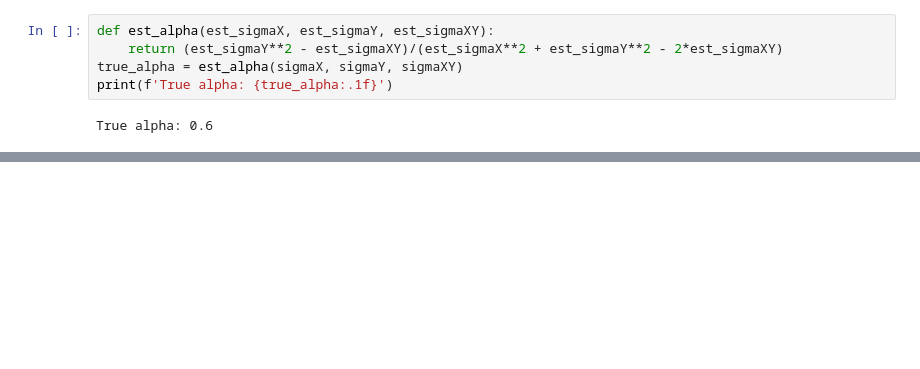
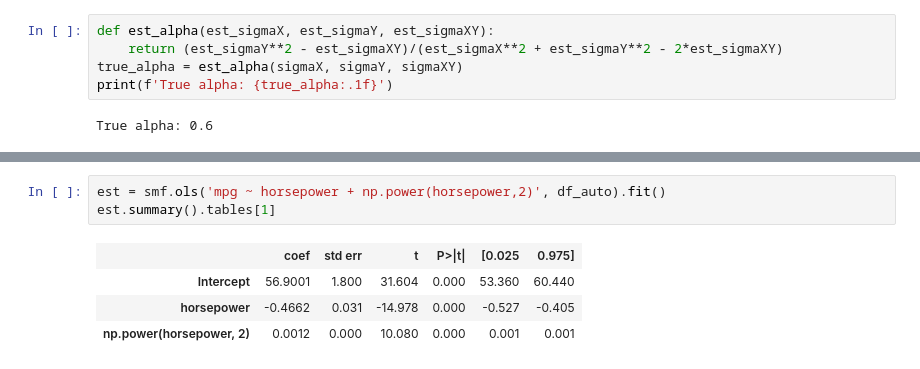
Before and after one commit to pedvide/ISLR_Python, a Jupyter notebook: Chapter5_Resampling_Methods.ipynb, the cells around one changed output, grey strips where cells are left out. Saved outputs shown, nothing was run; the diff lists cells and outputs as text; blank space fills up the shorter version.

```diff
--- a/Chapter5_Resampling_Methods.ipynb
+++ b/Chapter5_Resampling_Methods.ipynb
@@ -201,0 +337,8 @@ AttributeError: module 'seaborn' has no attribute 'hist'
+# %%
+est = smf.ols('mpg ~ horsepower + np.power(horsepower,2)', df_auto).fit()
+est.summary().tables[1]
+# %% [output]
+|  | coef | std err | t | P>|t| | [0.025 | 0.975] |
+| Intercept | 56.9001 | 1.800 | 31.604 | 0.000 | 53.360 | 60.440 |
+| horsepower | -0.4662 | 0.031 | -14.978 | 0.000 | -0.527 | -0.405 |
+| np.power(horsepower, 2) | 0.0012 | 0.000 | 10.080 | 0.000 | 0.001 | 0.001 |
```
Also changed, not shown: parts of 26 cells of this notebook.
